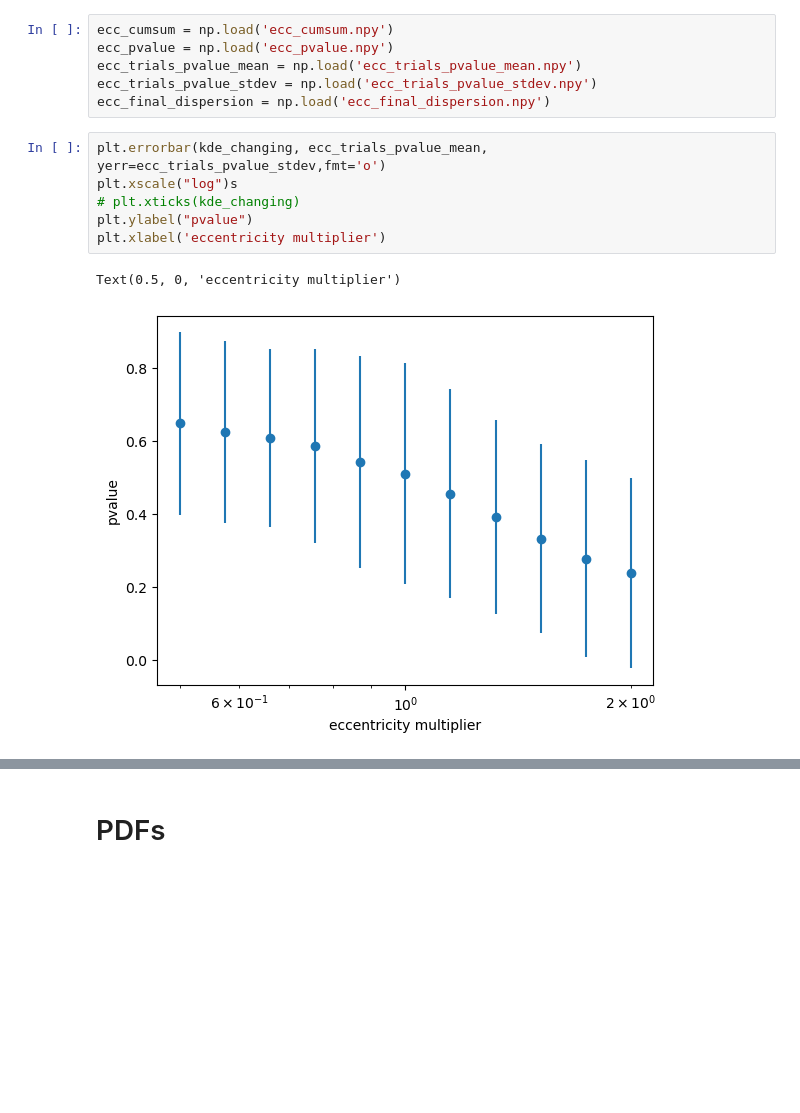
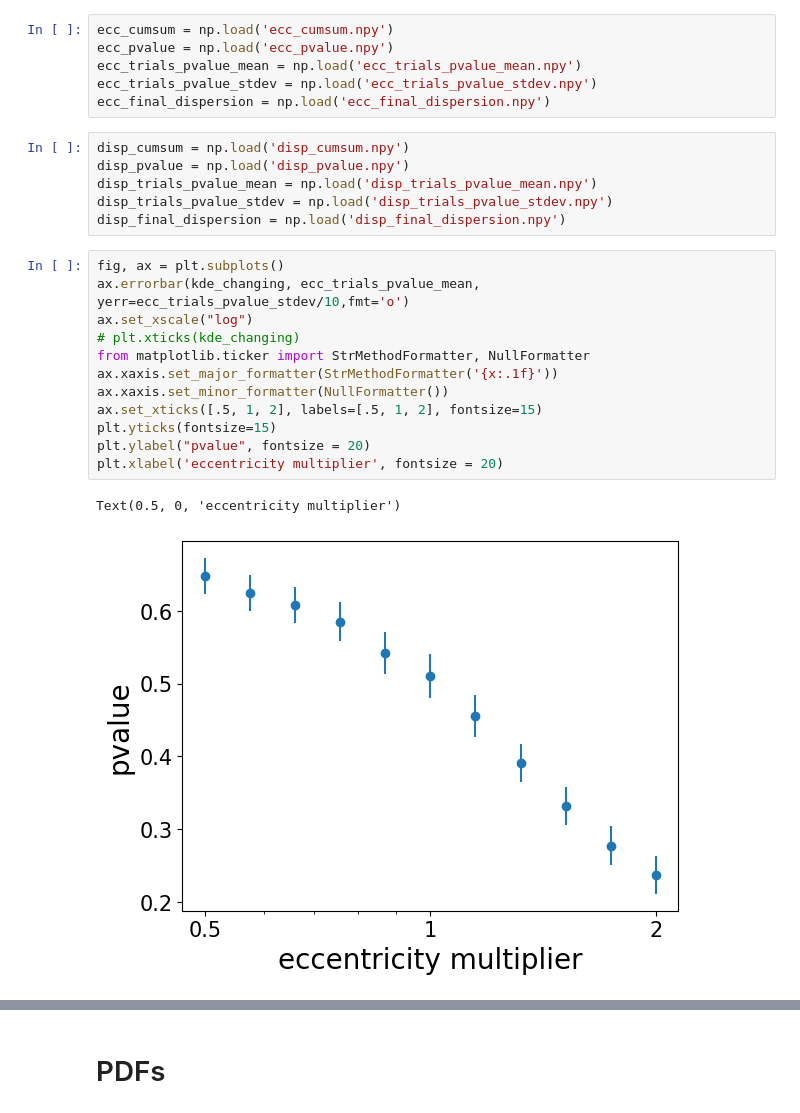
Before and after one commit to Waldoroni/InnerEdgeStuff, a Jupyter notebook: June_2023_Most_Important_Files+TODO/inneredge-graphs.ipynb, the cells around one changed output, grey strips where cells are left out. Drawn from its saved outputs; the diff is of its cells as text; blank space fills up the shorter version.

```diff
--- a/June_2023_Most_Important_Files+TODO/inneredge-graphs.ipynb
+++ b/June_2023_Most_Important_Files+TODO/inneredge-graphs.ipynb
@@ -124,13 +125,25 @@ ecc_pvalue = np.load('ecc_pvalue.npy')
 ecc_trials_pvalue_mean = np.load('ecc_trials_pvalue_mean.npy')
 ecc_trials_pvalue_stdev = np.load('ecc_trials_pvalue_stdev.npy')
 ecc_final_dispersion = np.load('ecc_final_dispersion.npy')
+# %%
+disp_cumsum = np.load('disp_cumsum.npy')
+disp_pvalue = np.load('disp_pvalue.npy')
+disp_trials_pvalue_mean = np.load('disp_trials_pvalue_mean.npy')
+disp_trials_pvalue_stdev = np.load('disp_trials_pvalue_stdev.npy')
+disp_final_dispersion = np.load('disp_final_dispersion.npy')
 # %%
-plt.errorbar(kde_changing, ecc_trials_pvalue_mean, yerr=ecc_trials_pvalue_stdev,fmt='o')
-plt.xscale("log")s
+fig, ax = plt.subplots()
+ax.errorbar(kde_changing, ecc_trials_pvalue_mean, yerr=ecc_trials_pvalue_stdev/10,fmt='o')
+ax.set_xscale("log")
 # plt.xticks(kde_changing)
-plt.ylabel("pvalue")
-plt.xlabel('eccentricity multiplier')
+from matplotlib.ticker import StrMethodFormatter, NullFormatter
+ax.xaxis.set_major_formatter(StrMethodFormatter('{x:.1f}'))
+ax.xaxis.set_minor_formatter(NullFormatter())
+ax.set_xticks([.5, 1, 2], labels=[.5, 1, 2], fontsize=15)
+plt.yticks(fontsize=15)
+plt.ylabel("pvalue", fontsize = 20)
+plt.xlabel('eccentricity multiplier', fontsize = 20)
 # %% [output]
 Text(0.5, 0, 'eccentricity multiplier')
-[figure, old version]
+[figure, new version]
 # %%
```
Also changed, not shown: parts of 12 cells of this notebook.
